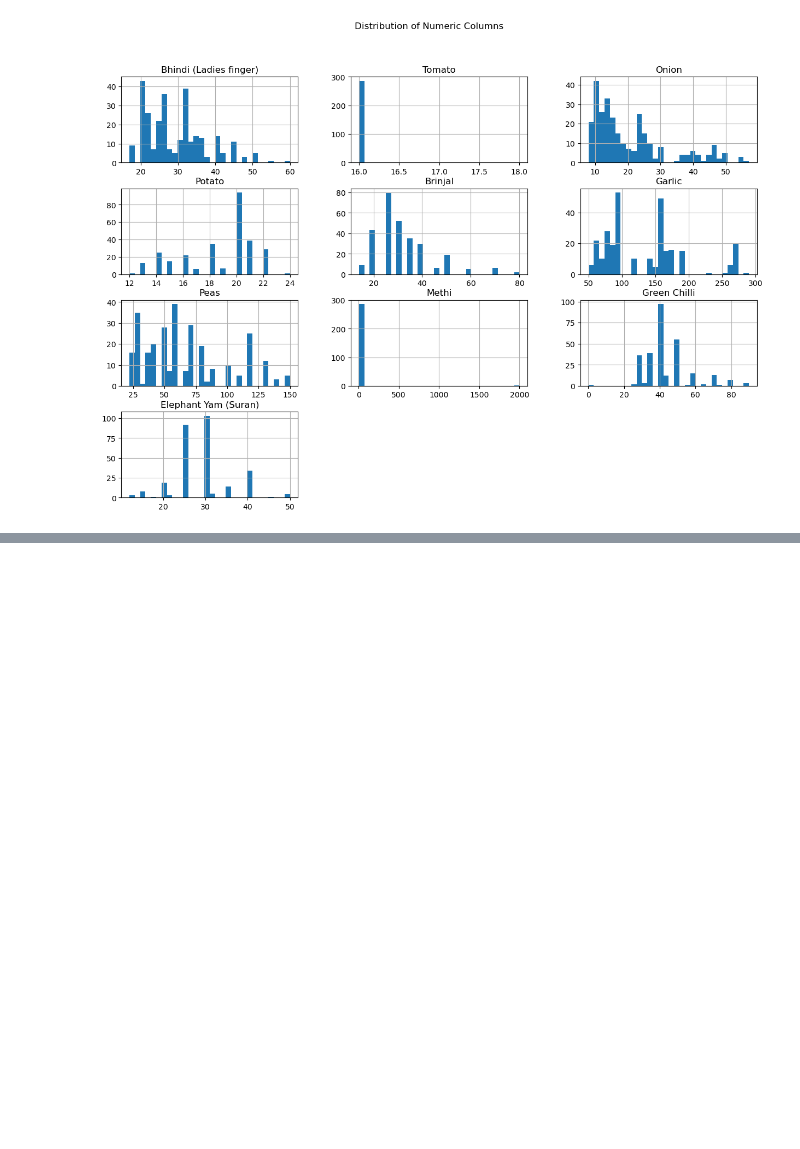
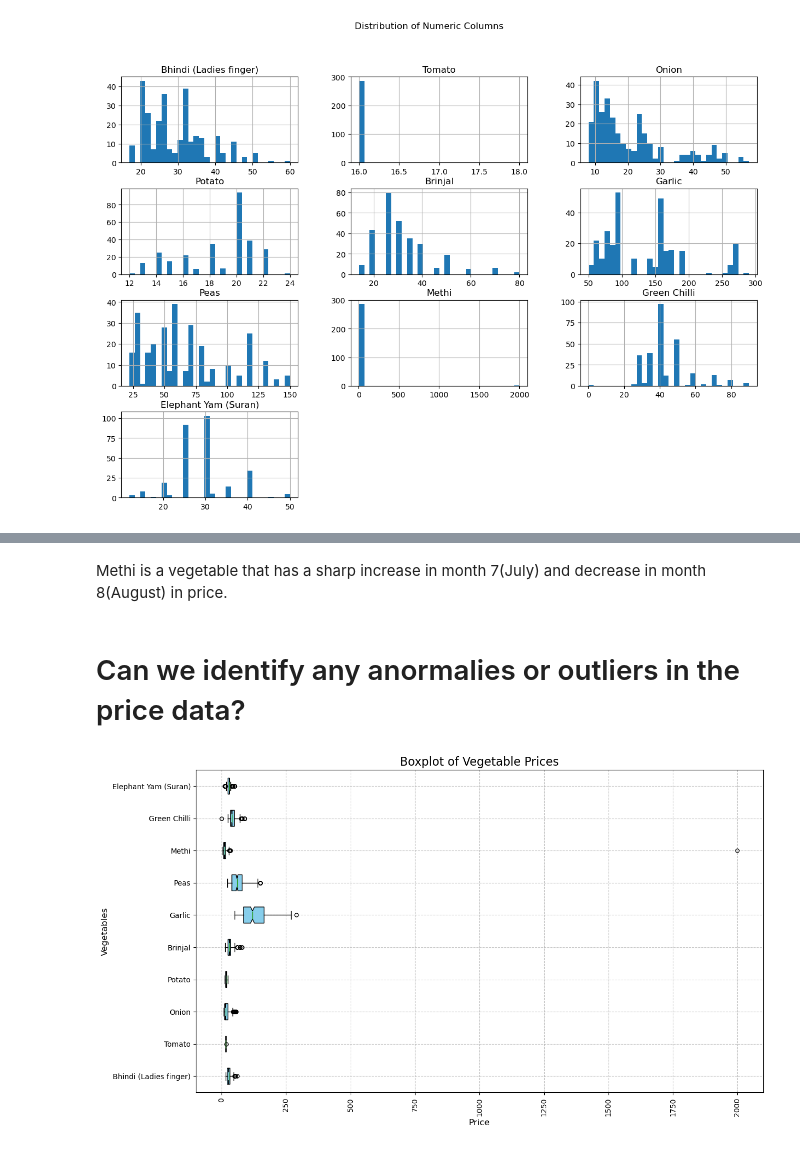
Before and after one commit to leemalatsi79/Team1, a Jupyter notebook: Vegetable Prices.ipynb, the cells around one changed output, grey strips where cells are left out. Cells and saved outputs as stored; diff of their text form; code cells hidden in the pictures; blank space fills up the shorter version.

```diff
--- a/Vegetable Prices.ipynb
+++ b/Vegetable Prices.ipynb
@@ -125,10 +109,0 @@ dtype: object
-# %%
-for col in data.columns:
-    data[col] = pd.to_numeric(data[col], errors='coerce')
-    numeric_data = data.select_dtypes(include='number')
-
-# Calculate daily price change for each vegetable
-price_change = numeric_data.diff()
-
-# Display the first few rows to check the result
-print(price_change.head())
@@ -192,0 +279,61 @@ dtype: float64
+# %% [markdown]
+Methi is a vegetable that has a sharp increase in month 7(July) and decrease in month 8(August) in price.
+# %% [markdown]
+# Can we identify any anormalies or outliers in the price data?
+# %%
+import pandas as pd
+import numpy as np
+import matplotlib.pyplot as plt
+
+# Load the dataset
+df = pd.read_csv('prices.csv')
+
+# Convert the 'Price Dates' column to datetime format
+df['Price Dates'] = pd.to_datetime(df['Price Dates'], format='%d-%m-%Y')
+
+# Remove the 'Price Dates' column as we only want to analyze vegetable prices
+df_vegetables = df.drop(columns=['Price Dates'])
+
+# Calculate Z-scores to identify outliers
+from scipy.stats import zscore
+
+# Calculate the Z-scores for each vegetable
+z_scores = np.abs(zscore(df_vegetables))
+
+# Identify outliers: Z-score > 3
+outliers_zscore = (z_scores > 3)
+
+# Calculate IQR to identify outliers
+Q1 = df_vegetables.quantile(0.25)
+Q3 = df_vegetables.quantile(0.75)
+IQR = Q3 - Q1
+
+# Identify outliers: values outside of Q1 - 1.5*IQR or Q3 + 1.5*IQR
+outliers_iqr = ((df_vegetables < (Q1 - 1.5 * IQR)) | (df_vegetables > (Q3 + 1.5 * IQR)))
+
+# Plot boxplots for each vegetable to visually check for outliers
+plt.figure(figsize=(14, 8))
+df_vegetables.boxplot(grid=False, patch_artist=True, notch=True, vert=0,
+                      boxprops=dict(facecolor='skyblue', color='black'),
+                      whiskerprops=dict(color='black'),
+                      capprops=dict(color='black'),
+                      flierprops=dict(marker='o', color='red', markersize=5))
+plt.title('Boxplot of Vegetable Prices', fontsize=16)
+plt.xlabel('Price', fontsize=12)
+plt.ylabel('Vegetables', fontsize=12)
+plt.xticks(rotation=90)  # Rotate x-axis labels to make them more readable
+plt.grid(True, linestyle='--', alpha=0.7)
+plt.show()
+
+# Print out the rows where outliers are detected based on Z-score or IQR
+print("Outliers based on Z-score method:")
+outliers_zscore_indices = np.where(outliers_zscore)
+for i, (row, col) in enumerate(zip(outliers_zscore_indices[0], outliers_zscore_indices[1])):
+    print(f"Outlier detected for {df_vegetables.columns[col]} on Date {df['Price Dates'].iloc[row]}: Price = {df_vegetables.iloc[row, col]}")
+
+print("\nOutliers based on IQR method:")
+outliers_iqr_indices = np.where(outliers_iqr)
+for i, (row, col) in enumerate(zip(outliers_iqr_indices[0], outliers_iqr_indices[1])):
+    print(f"Outlier detected for {df_vegetables.columns[col]} on Date {df['Price Dates'].iloc[row]}: Price = {df_vegetables.iloc[row, col]}")
+# %% [output]
+[figure, added]
```
Also changed, not shown: parts of 28 cells of this notebook.
